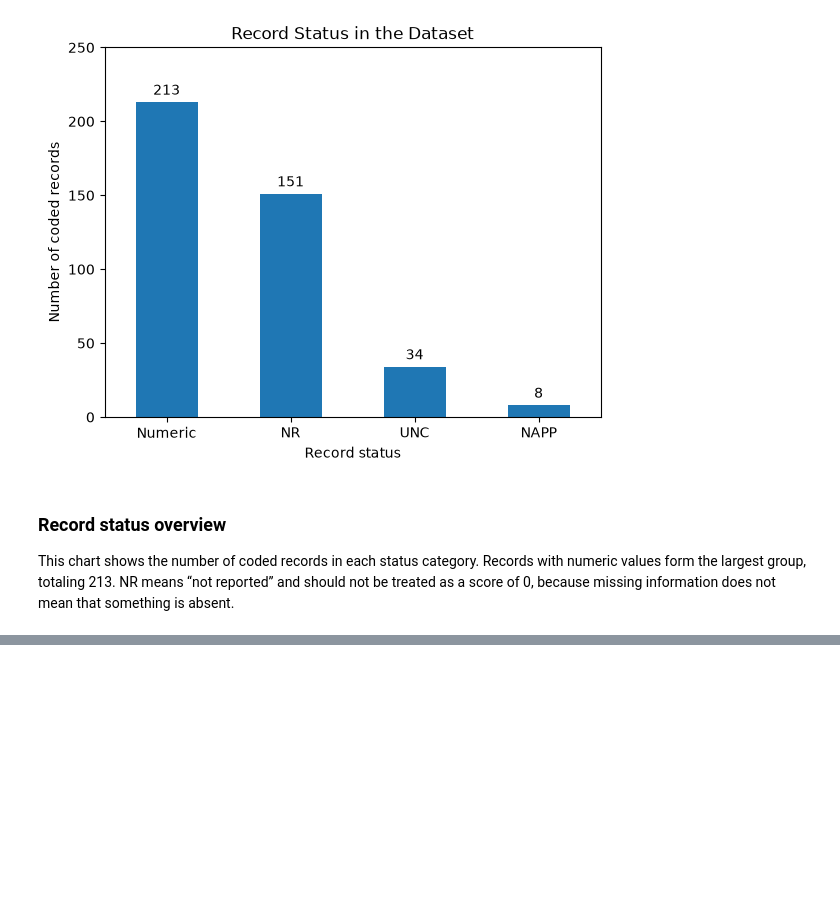
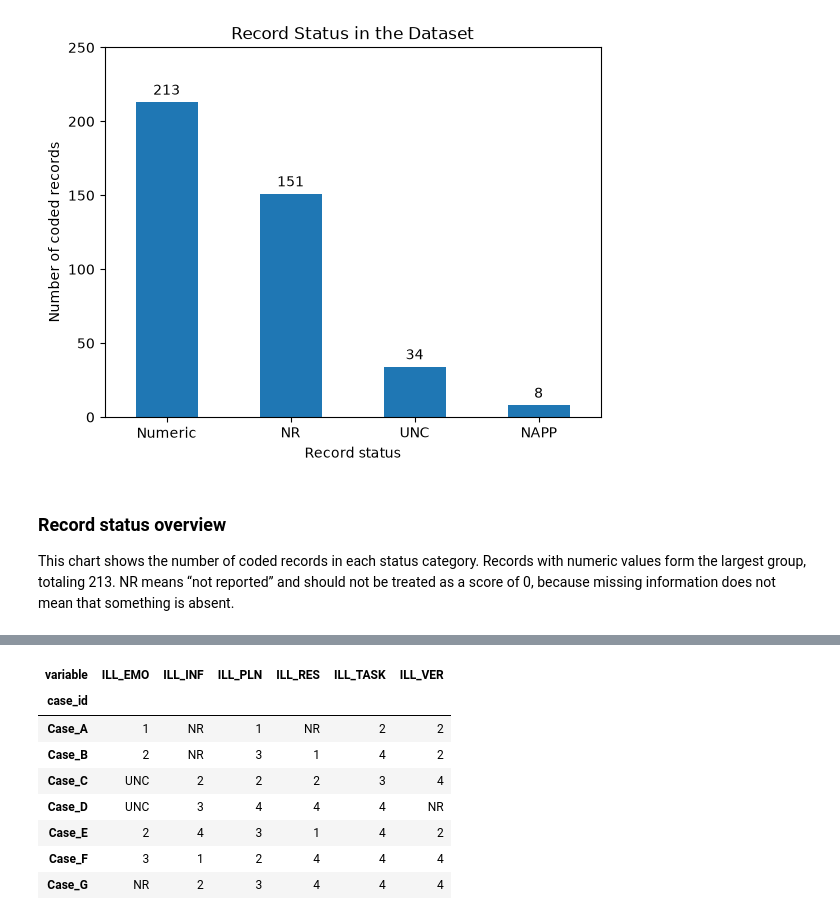
Before and after one commit to Joy090810/standardized-test-fairness, a Jupyter notebook: notebooks/01_data_overview.ipynb, the cells around one changed output, grey strips where cells are left out. Saved outputs shown, nothing was run; the diff lists cells and outputs as text; code cells hidden in the pictures; blank space fills up the shorter version.

```diff
--- a/notebooks/01_data_overview.ipynb
+++ b/notebooks/01_data_overview.ipynb
@@ -76,0 +89,18 @@ df.head()
+# %%
+ill_matrix = ill_df.pivot(
+    index="case_id",
+    columns="variable",
+    values="value"
+)
+
+ill_matrix
+# %% [output]
+| variable | ILL_EMO | ILL_INF | ILL_PLN | ILL_RES | ILL_TASK | ILL_VER |
+| case_id |  |  |  |  |  |  |
+| Case_A | 1 | NR | 1 | NR | 2 | 2 |
+| Case_B | 2 | NR | 3 | 1 | 4 | 2 |
+| Case_C | UNC | 2 | 2 | 2 | 3 | 4 |
+| Case_D | UNC | 3 | 4 | 4 | 4 | NR |
+| Case_E | 2 | 4 | 3 | 1 | 4 | 2 |
+| Case_F | 3 | 1 | 2 | 4 | 4 | 4 |
+| Case_G | NR | 2 | 3 | 4 | 4 | 4 |
```
Also changed, not shown: parts of 6 cells of this notebook.
